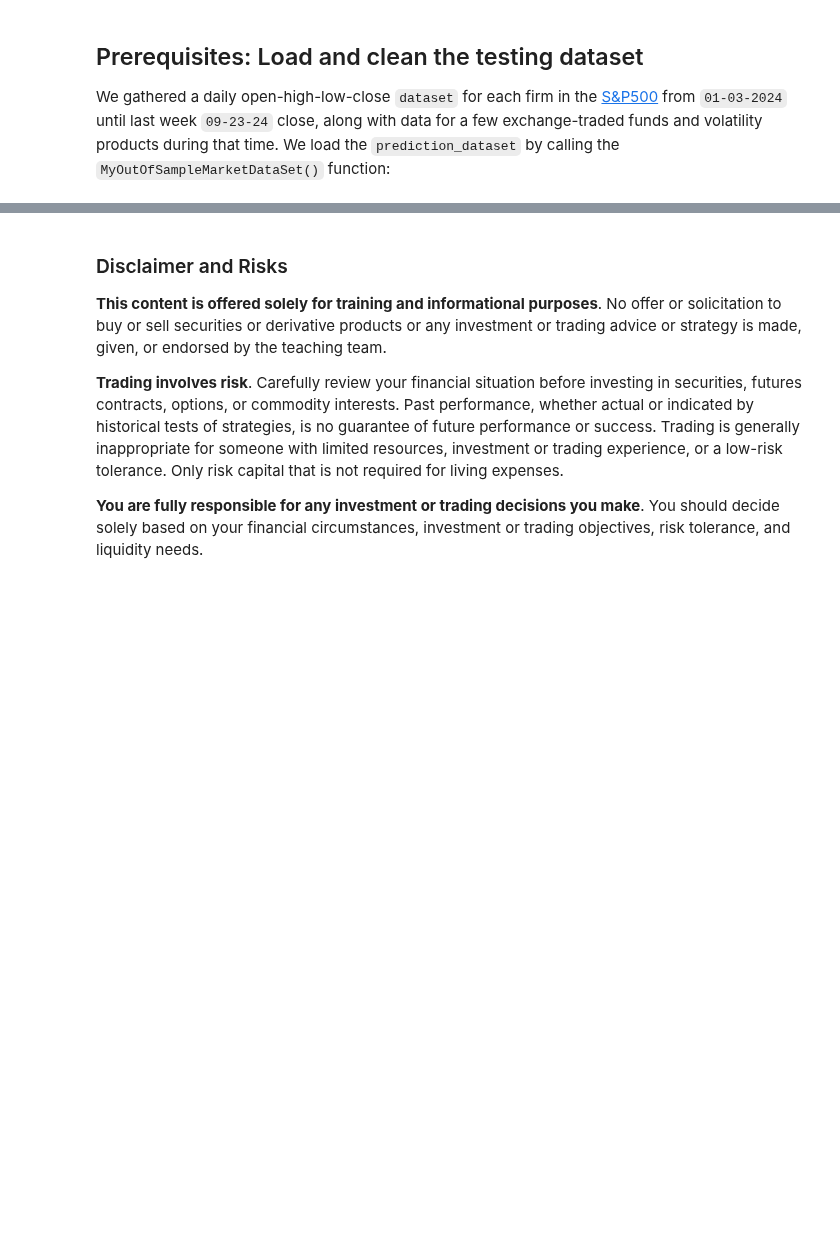
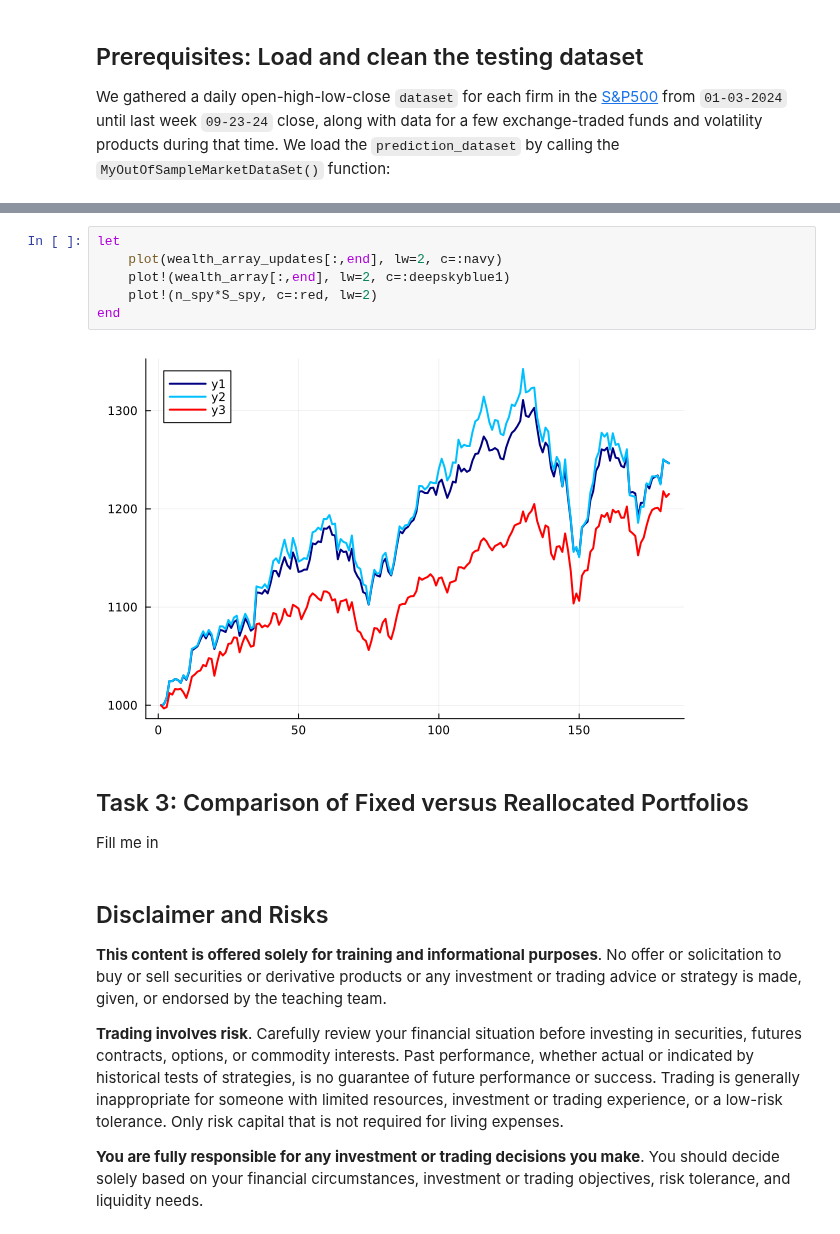
Before and after one commit to varnerlab/CHEME-5660-CourseRepository-Fall-2024, a Jupyter notebook: lectures/week-8/L8c/CHEME-5660-L8c-EqualVersusFixedMinVar-Fall-2024-WorkedExample.ipynb, the cells around one changed output, grey strips where cells are left out. Cells and saved outputs as stored; diff of their text form; blank space fills up the shorter version.

```diff
--- a/lectures/week-8/L8c/CHEME-5660-L8c-EqualVersusFixedMinVar-Fall-2024-WorkedExample.ipynb
+++ b/lectures/week-8/L8c/CHEME-5660-L8c-EqualVersusFixedMinVar-Fall-2024-WorkedExample.ipynb
@@ -13,5 +366,16 @@ We gathered a daily open-high-low-close `dataset` for each firm in the [S&P500](
+# %%
+let
+    plot(wealth_array_updates[:,end], lw=2, c=:navy)
+    plot!(wealth_array[:,end], lw=2, c=:deepskyblue1)
+    plot!(n_spy*S_spy, c=:red, lw=2)
+end
+# %% [output]
+[figure, added]
+# %% [markdown]
+## Task 3: Comparison of Fixed versus Reallocated Portfolios
+Fill me in
 # %% [markdown]
-### Disclaimer and Risks
+## Disclaimer and Risks
 __This content is offered solely for training and informational purposes__. No offer or solicitation to buy or sell securities or derivative products or any investment or trading advice or strategy is made, given, or endorsed by the teaching team.
 
 __Trading involves risk__. Carefully review your financial situation before investing in securities, futures contracts, options, or commodity interests. Past performance, whether actual or indicated by historical tests of strategies, is no guarantee of future performance or success. Trading is generally inappropriate for someone with limited resources, investment or trading experience, or a low-risk tolerance.  Only risk capital that is not required for living expenses.
```
Also changed, not shown: parts of 32 cells of this notebook, 5 other files.
